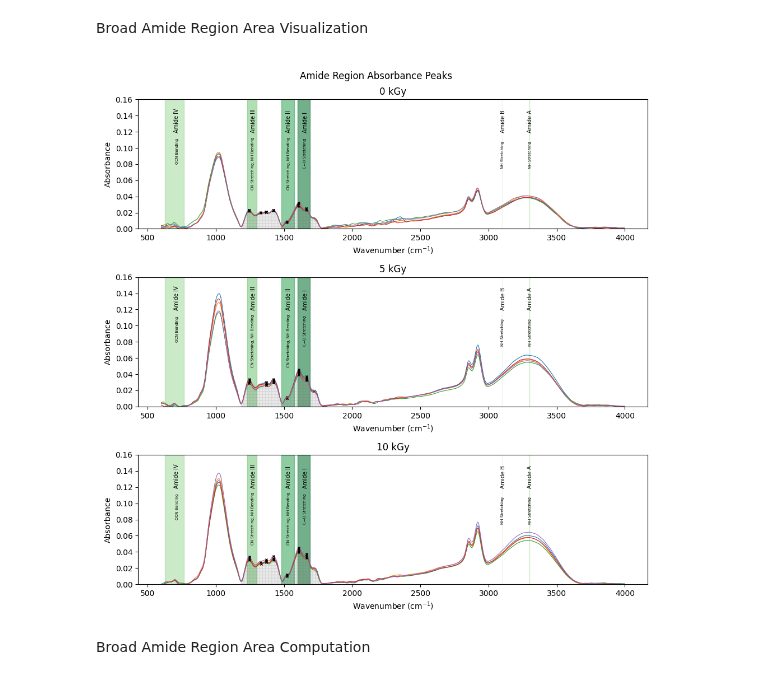
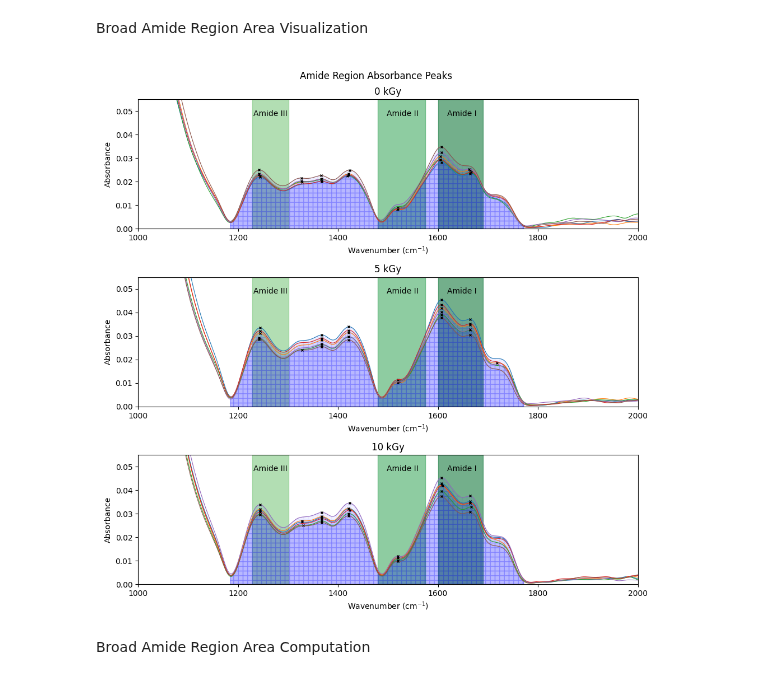
Before and after one commit to akaeii/c-semp_pollen_e-beam, a Jupyter notebook: irradiated_analysis/absorbance_analysis.ipynb, the cells around one changed output. Drawn from its saved outputs; the diff is of its cells as text; code cells hidden in the pictures.

Commit message:
Wrote and implemented a zoomed-in version of the amide region annotator.

```diff
--- a/irradiated_analysis/absorbance_analysis.ipynb
+++ b/irradiated_analysis/absorbance_analysis.ipynb
@@ -23,31 +23,31 @@ Broad Amide Region Area Visualization
 # %%
 fig, axes = plt.subplots(3,1, figsize=(10,10))
 fig.suptitle('Amide Region Absorbance Peaks')
 
 for axis, group, group_name in zip(axes, [kgy0, kgy5, kgy10], ['0 kGy', '5 kGy', '10 kGy']):
-    annotator(axis)
+    annotator_zoom(axis)
 
-    for samp in group.columns[0:5]:
+    for samp in group.columns[0:6]:
         spec = group[samp]
 
         sigma=5
         spec = gaussian_filter1d(spec, sigma)
 
         peaks, params = find_peaks(spec, distance=18)
 
         axis.plot(wave_no, spec, linewidth=0.8)
-        axis.fill_between(wave_no['wave_no'].iloc[1080:1366], spec[1080:1366], 0, color='grey', alpha=0.03, hatch='+++') # Analysis region
+        axis.fill_between(wave_no['wave_no'].iloc[1080:1366], spec[1080:1366], 0, color='blue', alpha=0.05, hatch='++') # Analysis region
         axis.set(title=f"{group_name}",
                  xlabel='Wavenumber (cm$^{-1}$)',
                  ylabel='Absorbance')
 
         for peak in peaks:
-            if 1180 <= float(wave_no.iloc[peak,:]) <= 1780:
+            if 1180 <= wave_no.iloc[peak,:].item() <= 1780:
                 axis.plot(wave_no.iloc[peak,:], spec[peak], 'x', markersize=3.5, markeredgewidth=1, color='black')
 
 fig.tight_layout()
 # %% [output]
-[figure, old version]
+[figure, new version]
 # %% [markdown]
 Broad Amide Region Area Computation
 # %%
```
Also changed, not shown: parts of 1 cell of this notebook, 1 other file.
